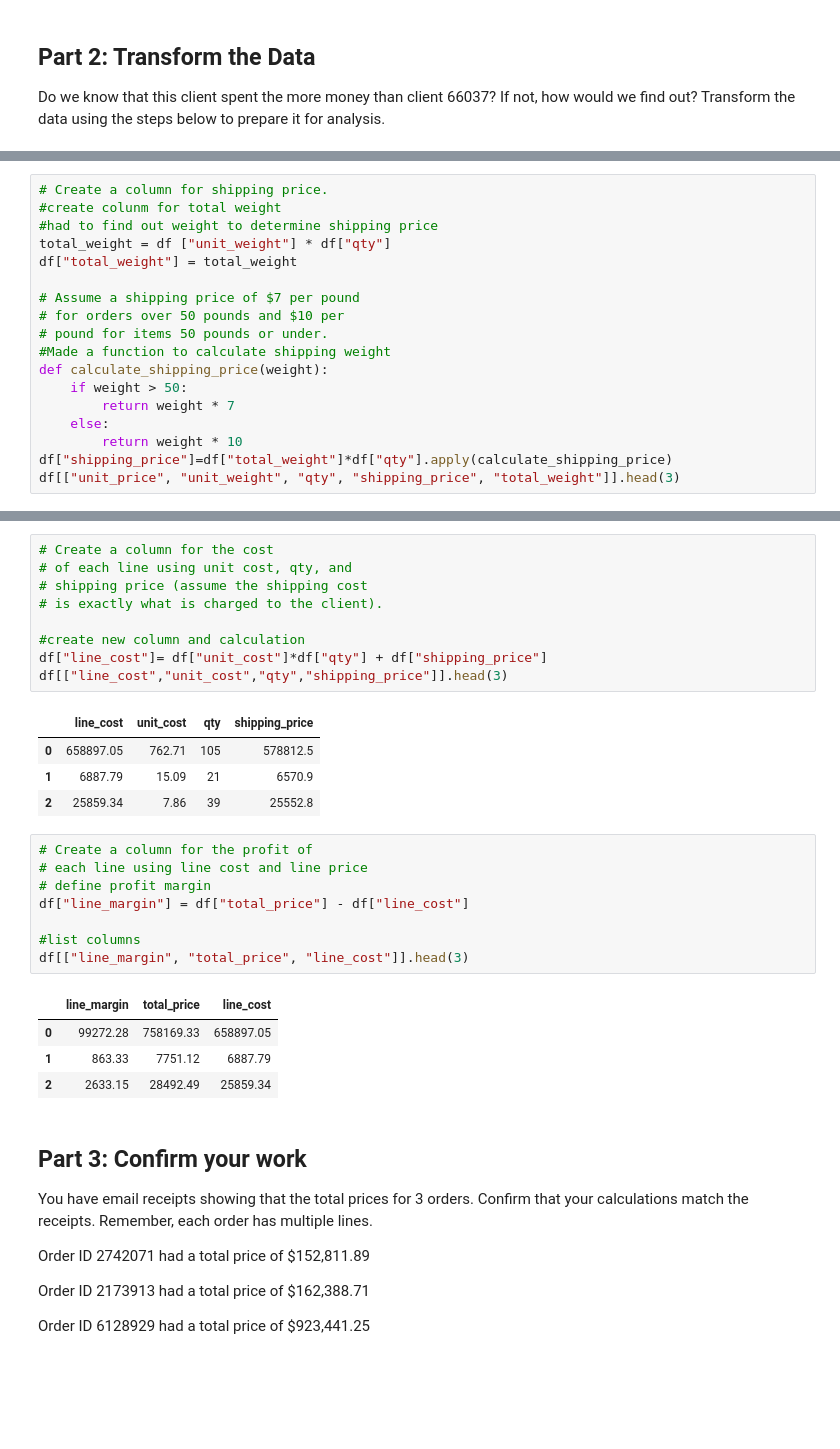
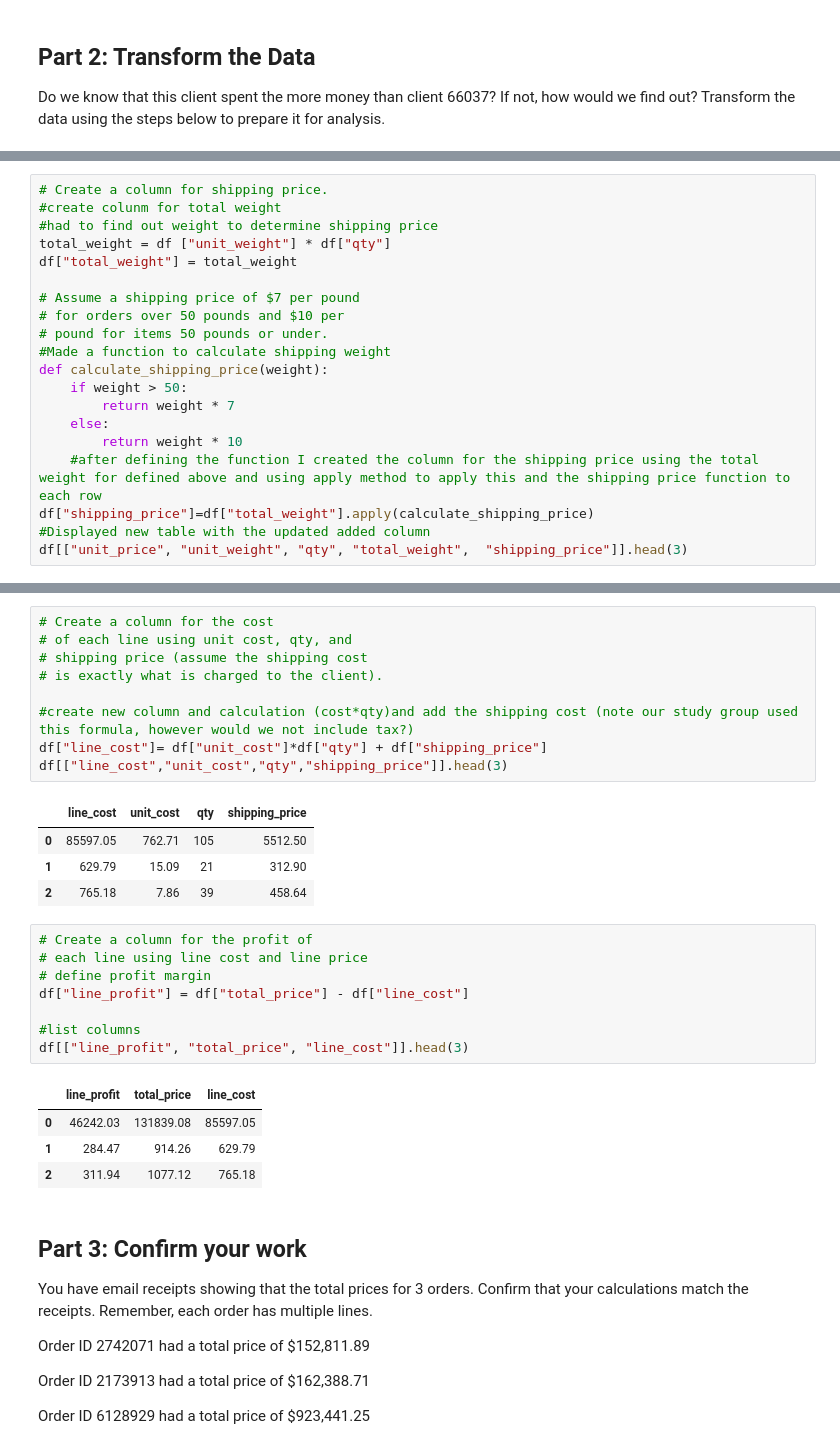
Before and after one commit to sonjabaro/pandas-challenge-1, a Jupyter notebook: module_4_challenge.ipynb, the cells around one changed output, grey strips where cells are left out. Cells and saved outputs as stored; diff of their text form; blank space fills up the shorter version.

```diff
--- a/module_4_challenge.ipynb
+++ b/module_4_challenge.ipynb
@@ -168,6 +168,8 @@ def calculate_shipping_price(weight):
         return weight * 7
     else:
         return weight * 10
-df["shipping_price"]=df["total_weight"]*df["qty"].apply(calculate_shipping_price)
-df[["unit_price", "unit_weight", "qty", "shipping_price", "total_weight"]].head(3)
+    #after defining the function I created the column for the shipping price using the total weight for defined above and using apply method to apply this and the shipping price function to each row
+df["shipping_price"]=df["total_weight"].apply(calculate_shipping_price)
+#Displayed new table with the updated added column
+df[["unit_price", "unit_weight", "qty", "total_weight",  "shipping_price"]].head(3)
 # %% [output]
@@ -198,27 +200,27 @@ df[["line_subtotal","shipping_price","total_price"]].head(3)
 # shipping price (assume the shipping cost
 # is exactly what is charged to the client).
 
-#create new column and calculation
+#create new column and calculation (cost*qty)and add the shipping cost (note our study group used this formula, however would we not include tax?)
 df["line_cost"]= df["unit_cost"]*df["qty"] + df["shipping_price"]
 df[["line_cost","unit_cost","qty","shipping_price"]].head(3)
 # %% [output]
 |  | line_cost | unit_cost | qty | shipping_price |
-| 0 | 658897.05 | 762.71 | 105 | 578812.5 |
-| 1 | 6887.79 | 15.09 | 21 | 6570.9 |
-| 2 | 25859.34 | 7.86 | 39 | 25552.8 |
+| 0 | 85597.05 | 762.71 | 105 | 5512.50 |
+| 1 | 629.79 | 15.09 | 21 | 312.90 |
+| 2 | 765.18 | 7.86 | 39 | 458.64 |
 # %%
 # Create a column for the profit of
 # each line using line cost and line price
 # define profit margin
-df["line_margin"] = df["total_price"] - df["line_cost"]
+df["line_profit"] = df["total_price"] - df["line_cost"]
 
 #list columns
-df[["line_margin", "total_price", "line_cost"]].head(3)
+df[["line_profit", "total_price", "line_cost"]].head(3)
 # %% [output]
-|  | line_margin | total_price | line_cost |
-| 0 | 99272.28 | 758169.33 | 658897.05 |
-| 1 | 863.33 | 7751.12 | 6887.79 |
-| 2 | 2633.15 | 28492.49 | 25859.34 |
+|  | line_profit | total_price | line_cost |
+| 0 | 46242.03 | 131839.08 | 85597.05 |
+| 1 | 284.47 | 914.26 | 629.79 |
+| 2 | 311.94 | 1077.12 | 765.18 |
 # %% [markdown]
 ## Part 3: Confirm your work
 You have email receipts showing that the total prices for 3 orders. Confirm that your calculations match the receipts. Remember, each order has multiple lines.
```
Also changed, not shown: parts of 8 cells of this notebook.
